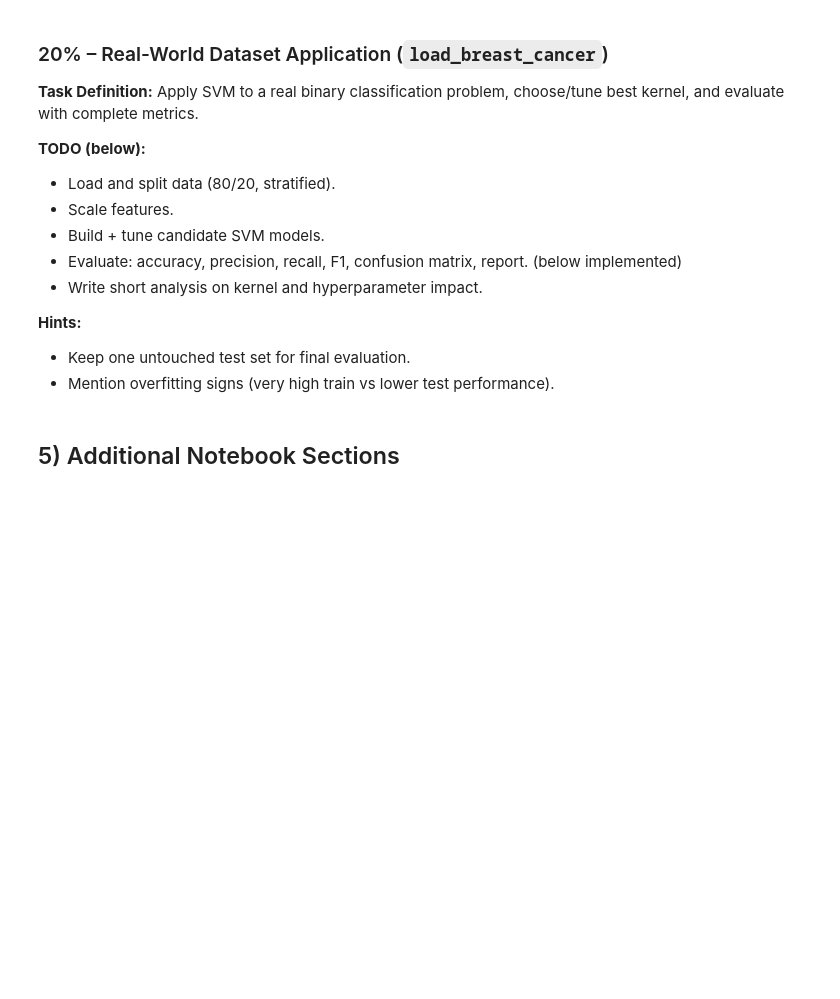
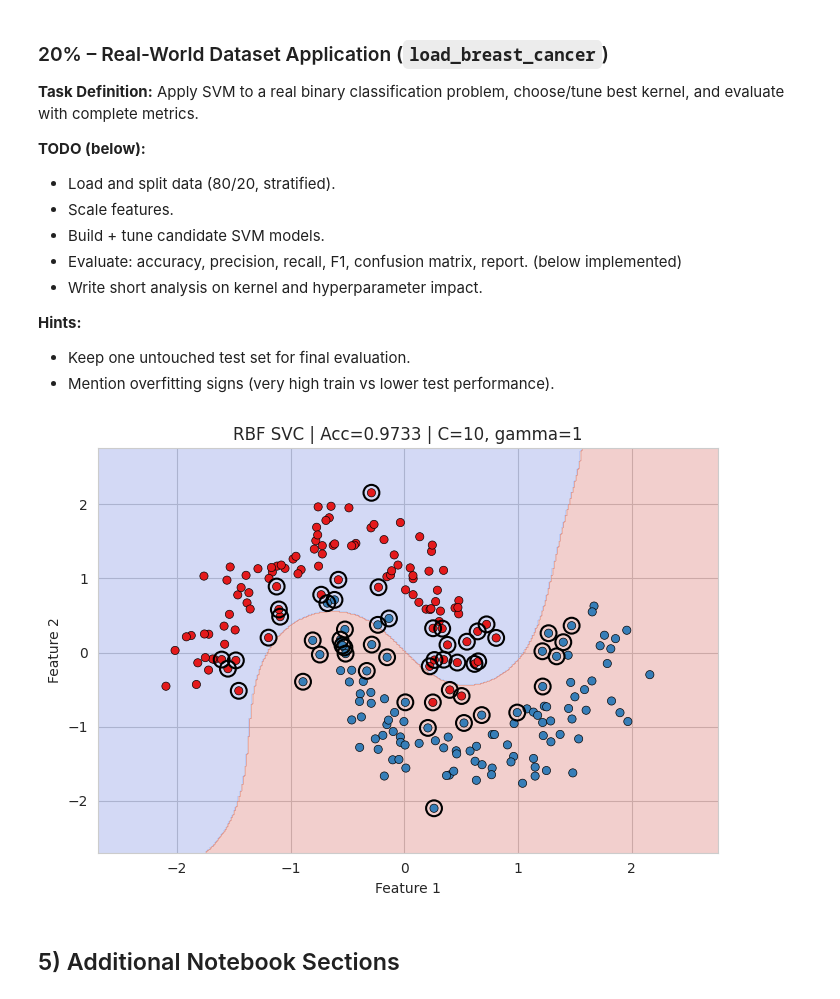
Before and after one commit to tolibovdilshodbek/week8_lab, a Jupyter notebook: Lab_SVM_NumPy_sklearn.ipynb, the cells around one changed output. Cells and saved outputs as stored; diff of their text form; code cells hidden in the pictures; blank space fills up the shorter version.

```diff
--- a/Lab_SVM_NumPy_sklearn.ipynb
+++ b/Lab_SVM_NumPy_sklearn.ipynb
@@ -358,3 +345,11 @@ print("Target names:", bc.target_names)
+# %%
+fig, ax = plt.subplots(1, 1, figsize=(7, 5))
+plot_decision_boundary(svm_rbf, X_train_scaled, y_train, ax=ax,
+                       title="RBF SVC | Acc=0.9733 | C=10, gamma=1")
+plt.tight_layout()
+plt.show()
+# %% [output]
+[figure, added]
 # %% [markdown]
 ## 5) Additional Notebook Sections
 # %%
```
Also changed, not shown: parts of 3 cells of this notebook.
